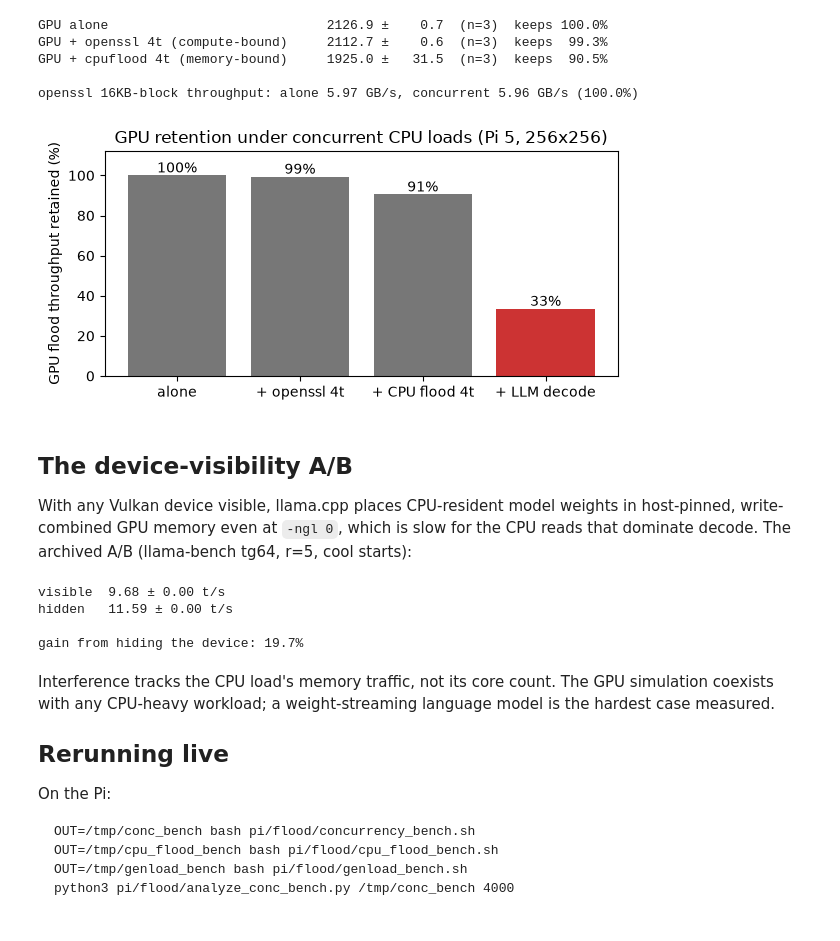
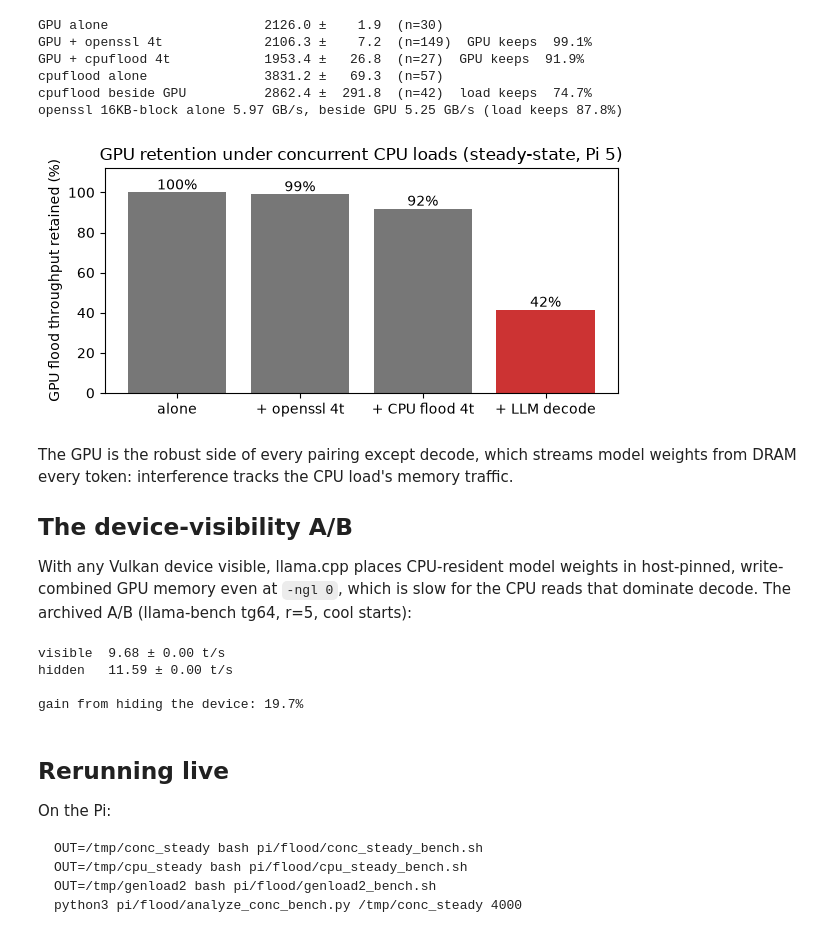
Before and after one commit to msradam/seppa, a Jupyter notebook: notebooks/02_concurrency_envelope.ipynb, the cells around one changed output. Drawn from its saved outputs; the diff is of its cells as text; code cells hidden in the pictures.

````diff
--- a/notebooks/02_concurrency_envelope.ipynb
+++ b/notebooks/02_concurrency_envelope.ipynb
@@ -98,49 +103,53 @@ harshest load measured.
 # %%
-G = ART / "genload_bench_2026-08-09"
-ga = sps(G / "gpu_alone.log")
-conds = {
-    "GPU alone": ga,
-    "GPU + openssl 4t (compute-bound)": sps(G / "gpu_during_openssl.log"),
-    "GPU + cpuflood 4t (memory-bound)": sps(G / "gpu_during_cpuflood.log"),
-}
+G = ART / "genload2_2026-08-10"
+ga = windowed(G / "gpu_alone_gpu.log", "window_start", "window_end")
+go = windowed(G / "openssl_pair_gpu.log", "window_start", "window_end")
+gc = windowed(G / "cpuflood_pair_gpu.log", "window_start", "window_end")
+ca = sps(G / "cpuflood_alone.log")
+cc = windowed(G / "cpuflood_pair_cpu.log", "window_start", "window_end")
 base = statistics.mean(ga)
-for k, v in conds.items():
-    print(f"{k:34s} {fmt(v)}  keeps {statistics.mean(v)/base*100:5.1f}%")
-
+print("GPU alone                 ", fmt(ga))
+print("GPU + openssl 4t          ", fmt(go), f" GPU keeps {statistics.mean(go)/base*100:5.1f}%")
+print("GPU + cpuflood 4t         ", fmt(gc), f" GPU keeps {statistics.mean(gc)/base*100:5.1f}%")
+print("cpuflood alone            ", fmt(ca))
+print("cpuflood beside GPU       ", fmt(cc), f" load keeps {statistics.mean(cc)/statistics.mean(ca)*100:5.1f}%")
 ossl = {}
-for tag in ("alone", "conc"):
-    line = re.findall(r"sha256\s+(.*)", (G / f"openssl_{tag}.log").read_text())[-1]
-    ossl[tag] = float(line.split()[-1].rstrip("k"))
-print(f"\nopenssl 16KB-block throughput: alone {ossl['alone']/1e6:.2f} GB/s, "
-      f"concurrent {ossl['conc']/1e6:.2f} GB/s "
-      f"({ossl['conc']/ossl['alone']*100:.1f}%)")
+for tag, f in (("alone", "openssl_alone.log"), ("paired", "openssl_pair_cpu.log")):
+    ossl[tag] = float(re.findall(r"sha256\s+(.*)", (G / f).read_text())[-1].split()[-1].rstrip("k"))
+print(f"openssl 16KB-block alone {ossl['alone']/1e6:.2f} GB/s, beside GPU {ossl['paired']/1e6:.2f} GB/s"
+      f" (load keeps {ossl['paired']/ossl['alone']*100:.1f}%)")
 # %% [output]
-GPU alone                            2126.9 ±    0.7  (n=3)  keeps 100.0%
-GPU + openssl 4t (compute-bound)     2112.7 ±    0.6  (n=3)  keeps  99.3%
-GPU + cpuflood 4t (memory-bound)     1925.0 ±   31.5  (n=3)  keeps  90.5%
-
-openssl 16KB-block throughput: alone 5.97 GB/s, concurrent 5.96 GB/s (100.0%)
+GPU alone                    2126.0 ±    1.9  (n=30)
+GPU + openssl 4t             2106.3 ±    7.2  (n=149)  GPU keeps  99.1%
+GPU + cpuflood 4t            1953.4 ±   26.8  (n=27)  GPU keeps  91.9%
+cpuflood alone               3831.2 ±   69.3  (n=57)
+cpuflood beside GPU          2862.4 ±  291.8  (n=42)  load keeps  74.7%
+openssl 16KB-block alone 5.97 GB/s, beside GPU 5.25 GB/s (load keeps 87.8%)
 # %%
 import matplotlib.pyplot as plt
 
 labels = ["alone", "+ openssl 4t", "+ CPU flood 4t", "+ LLM decode"]
 retained = [100,
-            statistics.mean(conds["GPU + openssl 4t (compute-bound)"]) / base * 100,
-            statistics.mean(conds["GPU + cpuflood 4t (memory-bound)"]) / base * 100,
-            711.9 / 2127.3 * 100]
+            statistics.mean(go) / base * 100,
+            statistics.mean(gc) / base * 100,
+            883.4 / 2128.0 * 100]
 fig, ax = plt.subplots(figsize=(6, 3))
 ax.bar(labels, retained, color=["#777"] * 3 + ["#c33"])
 ax.set_ylabel("GPU flood throughput retained (%)")
-ax.set_title("GPU retention under concurrent CPU loads (Pi 5, 256x256)")
+ax.set_title("GPU retention under concurrent CPU loads (steady-state, Pi 5)")
 for i, v in enumerate(retained):
     ax.text(i, v + 1.5, f"{v:.0f}%", ha="center")
 ax.set_ylim(0, 112)
 plt.tight_layout()
 plt.savefig("gpu_retention.png", dpi=120)
 plt.show()
 # %% [output]
-[figure, old version]
+[figure, new version]
 # %% [markdown]
+The GPU is the robust side of every pairing except decode, which
+streams model weights from DRAM every token: interference tracks the
+CPU load's memory traffic.
+
 ## The device-visibility A/B
 
 With any Vulkan device visible, llama.cpp places CPU-resident model
@@ -161,17 +170,13 @@ hidden   11.59 ± 0.00 t/s
 
 gain from hiding the device: 19.7%
 # %% [markdown]
-Interference tracks the CPU load's memory traffic, not its core
-count. The GPU simulation coexists with any CPU-heavy workload; a
-weight-streaming language model is the hardest case measured.
-
 ## Rerunning live
 
 On the Pi:
 
 ```
-OUT=/tmp/conc_bench bash pi/flood/concurrency_bench.sh
-OUT=/tmp/cpu_flood_bench bash pi/flood/cpu_flood_bench.sh
-OUT=/tmp/genload_bench bash pi/flood/genload_bench.sh
-python3 pi/flood/analyze_conc_bench.py /tmp/conc_bench 4000
+OUT=/tmp/conc_steady bash pi/flood/conc_steady_bench.sh
+OUT=/tmp/cpu_steady bash pi/flood/cpu_steady_bench.sh
+OUT=/tmp/genload2 bash pi/flood/genload2_bench.sh
+python3 pi/flood/analyze_conc_bench.py /tmp/conc_steady 4000
 ```
````
Also changed, not shown: parts of 11 cells of this notebook, 49 other files.
